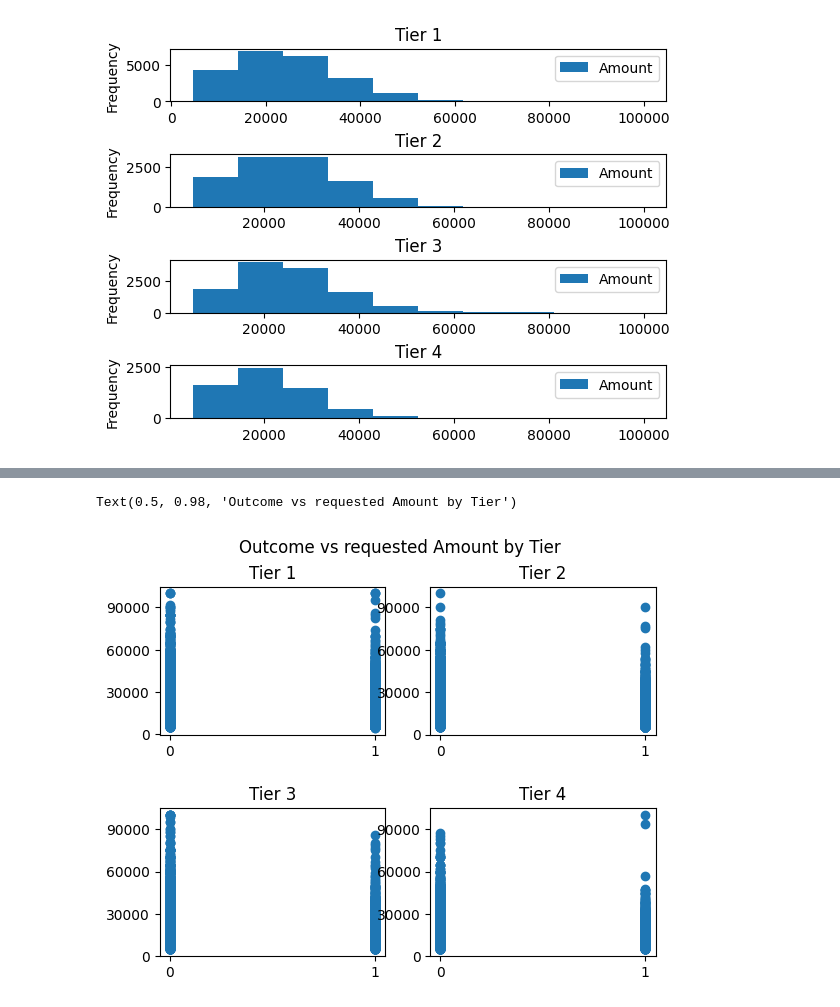
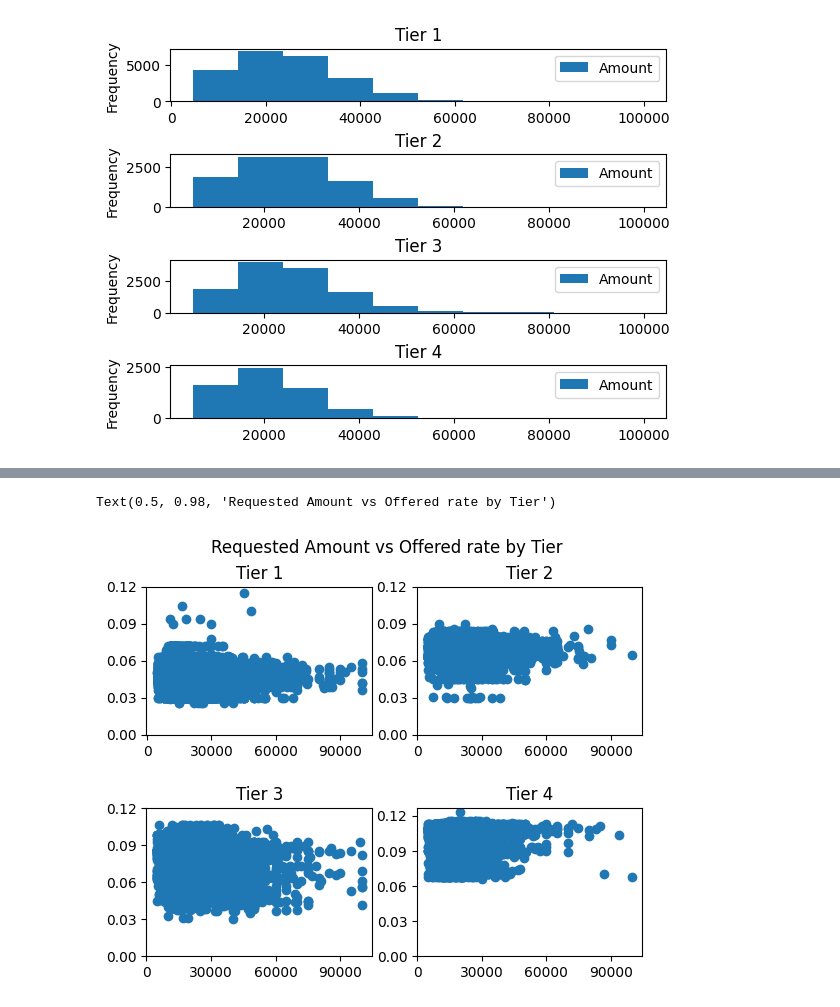
Before and after one commit to WholesaleBankingDavid/Customer-Pricing-Analytics, a Jupyter notebook: eda.ipynb, the cells around one changed output, grey strips where cells are left out. Cells and saved outputs as stored; diff of their text form; code cells hidden in the pictures.

Commit message:
added new plots and comments

```diff
--- a/eda.ipynb
+++ b/eda.ipynb
@@ -80,8 +80,10 @@ for i, ax in enumerate(axes.flatten()):
     ax.hist(df_[df_["Outcome"]==1]["Rate"], alpha=0.3, color="green")
     ax.hist(df_[df_["Outcome"]==0]["Rate"], alpha=0.3, color="red")
     ax.set_title(f"Tier {i+1}")
+    ax.set_xticks([0.02*i for i in range(8)])
+
 
 plt.subplots_adjust(hspace=0.5)
-plt.suptitle("Accepted and rejected rates histogram by categories")
+plt.suptitle("Accepted and rejected rates histogram by tier")
 # %% [output]
 Text(0.5, 0.98, 'Accepted and rejected rates histogram by categories')
@@ -116,3 +118,14 @@ for i, ax in enumerate(axes): ax.set_title(f"Tier {i+1}")
 plt.subplots_adjust(hspace=1)
 # %% [output]
 [figure]
+# %%
+fig, axes = plt.subplots(2,2)
+for i, ax in enumerate(axes.flatten()):
+    df_ = df[df["Tier"] == 1+i]
+    ax.hist(df_[df_["Outcome"]==1]["Amount"], alpha=0.3, color="green")
+    ax.hist(df_[df_["Outcome"]==0]["Amount"], alpha=0.3, color="red")
+    ax.set_title(f"Tier {i+1}")
+
+
+plt.subplots_adjust(hspace=0.5)
+plt.suptitle("Accepted and rejected loans per requested amount by tier")
@@ -119,14 +135,14 @@ plt.subplots_adjust(hspace=1)
 # %%
 fig, axes = plt.subplots(2,2)
 for i, ax in enumerate(axes.flatten()):
     df_ = df[df["Tier"] == 1+i]
-    ax.scatter(df_["Outcome"],df_["Amount"])
-    ax.set_xticks([0,1])
-    ax.set_yticks([0, 30000, 60000, 90000])
+    ax.scatter(df_["Amount"],df_["Rate"])
+    ax.set_xticks([0, 30000, 60000, 90000])
+    ax.set_yticks([0.03*i for i in range(5)])
     ax.set_title(f"Tier {i+1}")
 
 plt.subplots_adjust(hspace=0.5)
-plt.suptitle("Outcome vs requested Amount by Tier")
+plt.suptitle("Requested Amount vs Offered rate by Tier")
 # %% [output]
-Text(0.5, 0.98, 'Outcome vs requested Amount by Tier')
+Text(0.5, 0.98, 'Requested Amount vs Offered rate by Tier')
-[figure, old version]
+[figure, new version]
```
Also changed, not shown: parts of 8 cells of this notebook.
